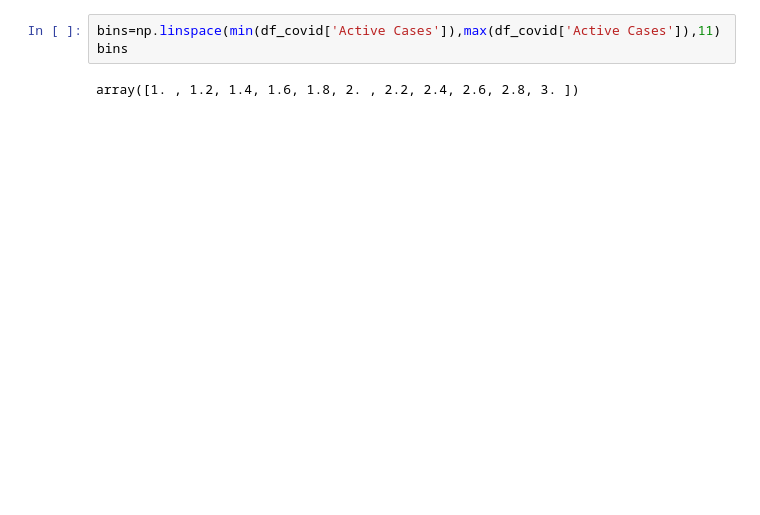
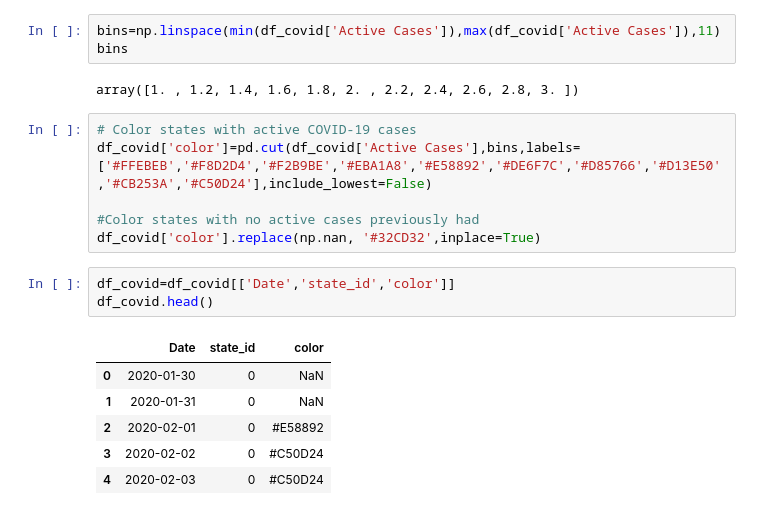
Before and after one commit to MMoronto/Folium_Playground, a Jupyter notebook: Lagos_Folium_Map_Tests.ipynb, the cells around one changed output. Cells and saved outputs as stored; diff of their text form; blank space fills up the shorter version.

```diff
--- a/Lagos_Folium_Map_Tests.ipynb
+++ b/Lagos_Folium_Map_Tests.ipynb
@@ -270,3 +270,19 @@ bins=np.linspace(min(df_covid['Active Cases']),max(df_covid['Active Cases']),11)
 bins
 # %% [output]
 array([1. , 1.2, 1.4, 1.6, 1.8, 2. , 2.2, 2.4, 2.6, 2.8, 3. ])
+# %%
+# Color states with active COVID-19 cases
+df_covid['color']=pd.cut(df_covid['Active Cases'],bins,labels=['#FFEBEB','#F8D2D4','#F2B9BE','#EBA1A8','#E58892','#DE6F7C','#D85766','#D13E50','#CB253A','#C50D24'],include_lowest=False)
+
+#Color states with no active cases previously had
+df_covid['color'].replace(np.nan, '#32CD32',inplace=True)
+# %%
+df_covid=df_covid[['Date','state_id','color']]
+df_covid.head()
+# %% [output]
+|  | Date | state_id | color |
+| 0 | 2020-01-30 | 0 | NaN |
+| 1 | 2020-01-31 | 0 | NaN |
+| 2 | 2020-02-01 | 0 | #E58892 |
+| 3 | 2020-02-02 | 0 | #C50D24 |
+| 4 | 2020-02-03 | 0 | #C50D24 |
```
Also changed, not shown: parts of 2 cells of this notebook.
